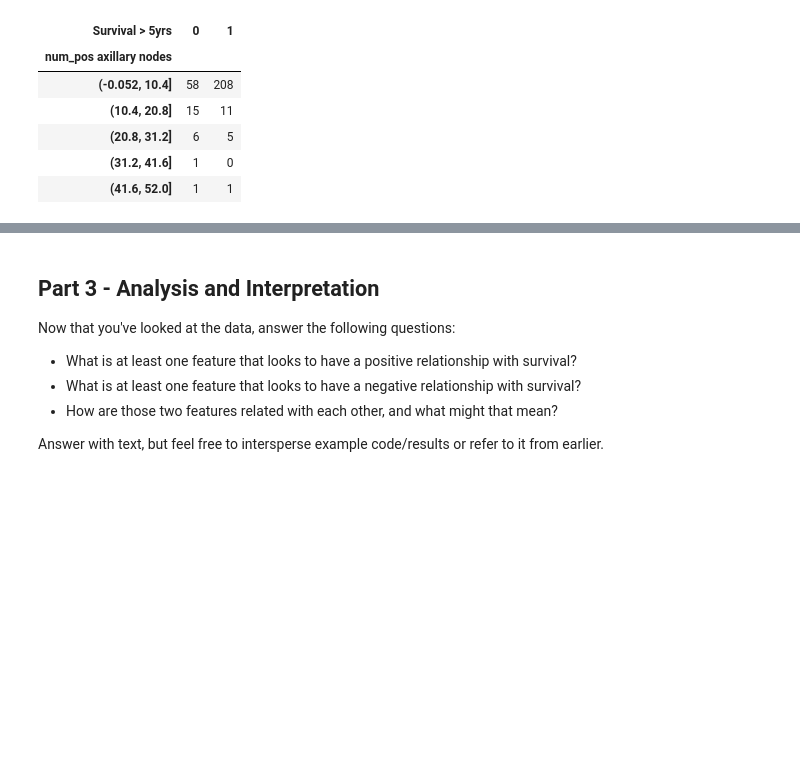
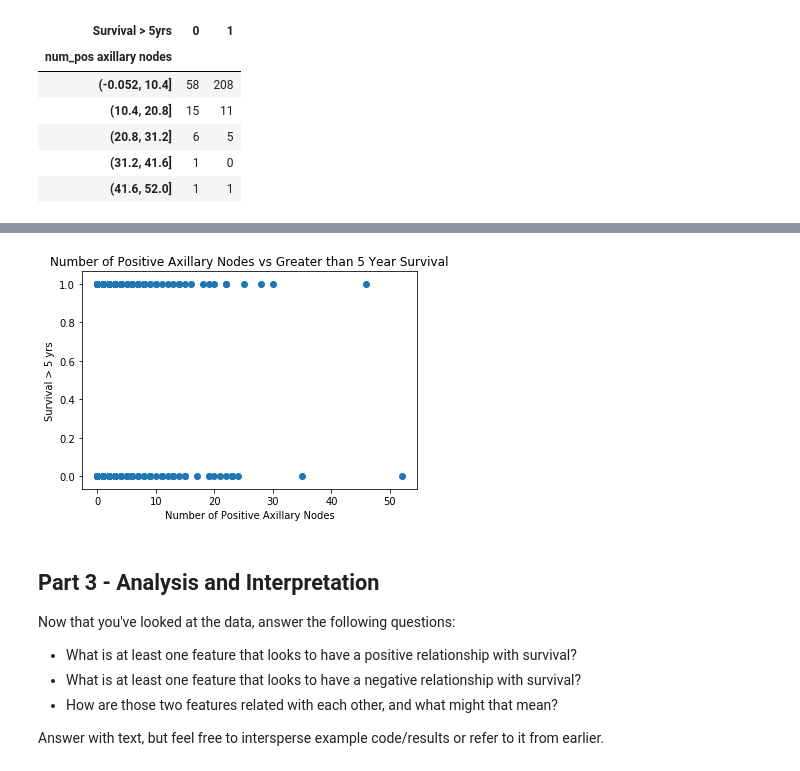
Before and after one commit to AndrewMarksArt/CS_Python_HW, a Jupyter notebook: DS_Unit_1_Sprint_Challenge_1.ipynb, the cells around one changed output, grey strips where cells are left out. Cells and saved outputs as stored; diff of their text form; code cells hidden in the pictures; blank space fills up the shorter version.

```diff
--- a/DS_Unit_1_Sprint_Challenge_1.ipynb
+++ b/DS_Unit_1_Sprint_Challenge_1.ipynb
@@ -186,3 +166,11 @@ AttributeError: ignored
+# %%
+plt.scatter(df['num_pos axillary nodes'], df['Survival > 5yrs'])
+plt.title("Number of Positive Axillary Nodes vs Greater than 5 Year Survival")
+plt.ylabel("Survival > 5 yrs")
+plt.xlabel("Number of Positive Axillary Nodes")
+plt.show()
+# %% [output]
+[figure, added]
 # %% [markdown]
 ## Part 3 - Analysis and Interpretation
 
```
Also changed, not shown: parts of 9 cells of this notebook.
